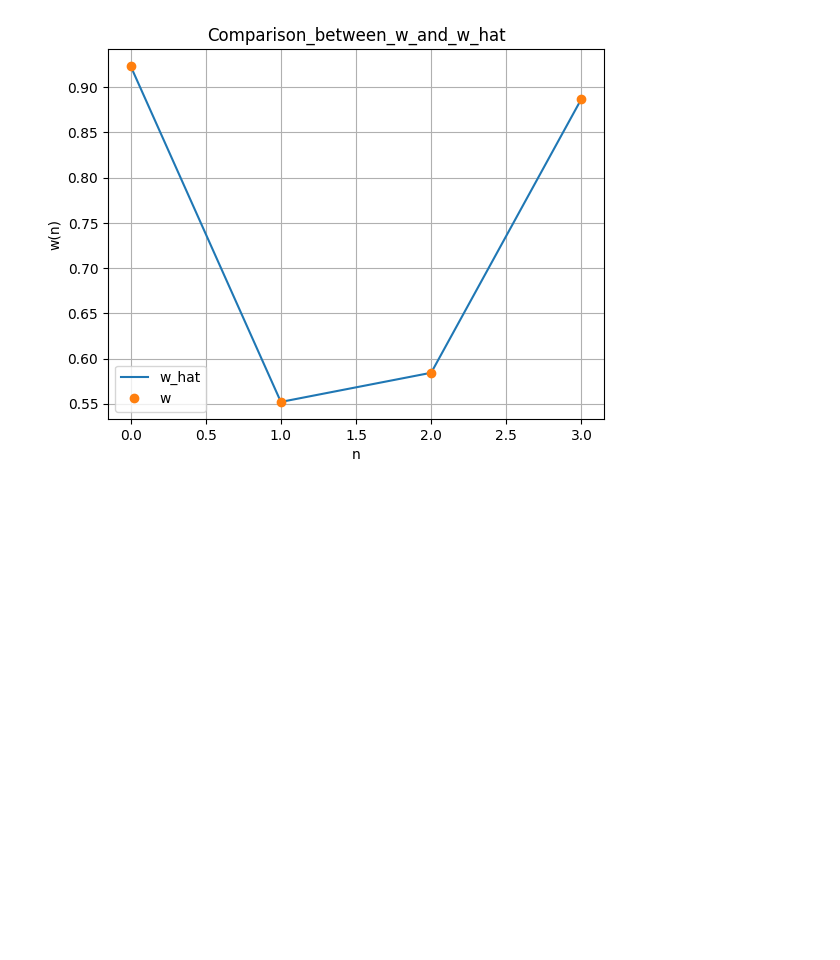
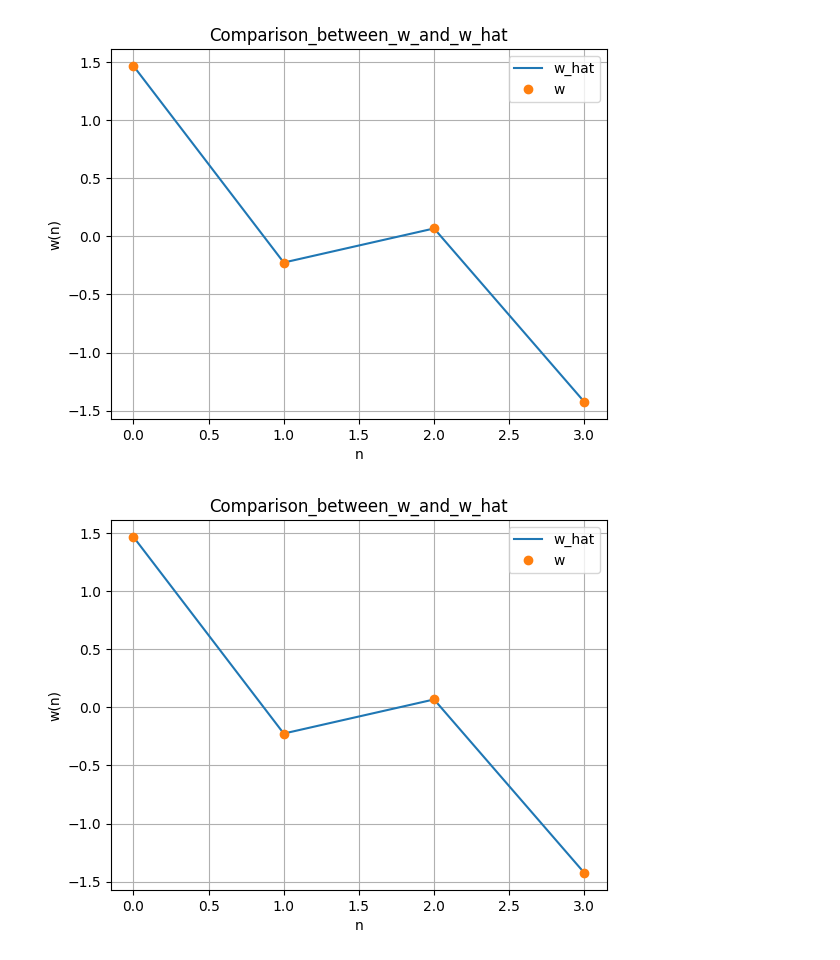
Before and after one commit to A-M-Alizadeh/Health, a Jupyter notebook: lab 0/Lab0(ICT).ipynb, the cells around one changed output. Saved outputs shown, nothing was run; the diff lists cells and outputs as text; code cells hidden in the pictures; blank space fills up the shorter version.

```diff
--- a/lab 0/Lab0(ICT).ipynb
+++ b/lab 0/Lab0(ICT).ipynb
@@ -23,0 +1,29 @@ square_error_|y-A*what|^2:  5.143003323491674e-30
+# %%
+import numpy as np
+
+np.random.seed(42)
+Np = 5
+Nf = 4
+# A is a matrix of random values representing patterns and features
+A = np.random.randn(Np, Nf)
+# w represents the weights of features in a linear model
+w = np.random.randn(Nf)
+# y is the output of the linear model (matrix multiplication of A and w)
+y = A @ w
+# ATA is the product of the transpose of A and A, representing the covariance matrix
+ATA = A.T @ A
+# ATAinv is the inverse of the covariance matrix (correlation between features)
+ATAinv = np.linalg.inv(ATA)
+# ATy is the product of the transpose of A and y, showing correlation between features and output
+ATy = A.T @ y
+# w_hat is the estimated weights obtained through the Linear Least Squares (LLS) method
+w_hat = ATAinv @ ATy
+# Alternatively, w_hat can be calculated using the pseudo-inverse of A (pinv)
+w_hat_pinv = np.dot(np.linalg.pinv(A), y)
+# Print the estimated weights obtained by the LLS method
+print('Estimated Vector w using LLS method: ', w_hat)
+print('Estimated Vector w using Pseudo-inverse: ', w_hat_pinv)
+# Calculate the error of the linear model
+e = y - A @ w_hat
+# Print the square error (used to evaluate the performance of the model)
+print('Square Error ||y - A * w_hat||^2: ', np.linalg.norm(e)**2)
@@ -24,17 +56,29 @@ square_error_|y-A*what|^2:  5.143003323491674e-30
 # %%
 import matplotlib.pyplot as plt
 
 plt.figure()
 plt.plot(w_hat, label='w_hat')
 plt.plot(w, 'o', label= 'w')
 plt.xlabel('n')
 plt.ylabel('w(n)')
 plt.legend()
 plt.grid()
 plt.title('Comparison_between_w_and_w_hat')
 plt.show()
+
+
+plt.figure()
+plt.plot(w_hat_pinv, label='w_hat')
+plt.plot(w, 'o', label= 'w')
+plt.xlabel('n')
+plt.ylabel('w(n)')
+plt.legend()
+plt.grid()
+plt.title('Comparison_between_w_and_w_hat')
+plt.show()
 # %% [output]
-[figure, old version]
+[figure, new version]
+[figure, added]
 # %%
 
 
```
Also changed, not shown: parts of 6 cells of this notebook.
